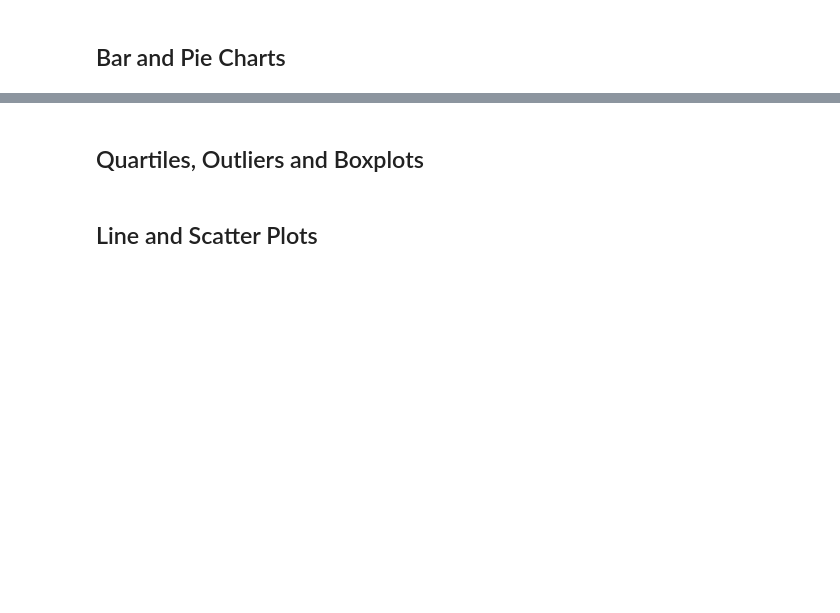
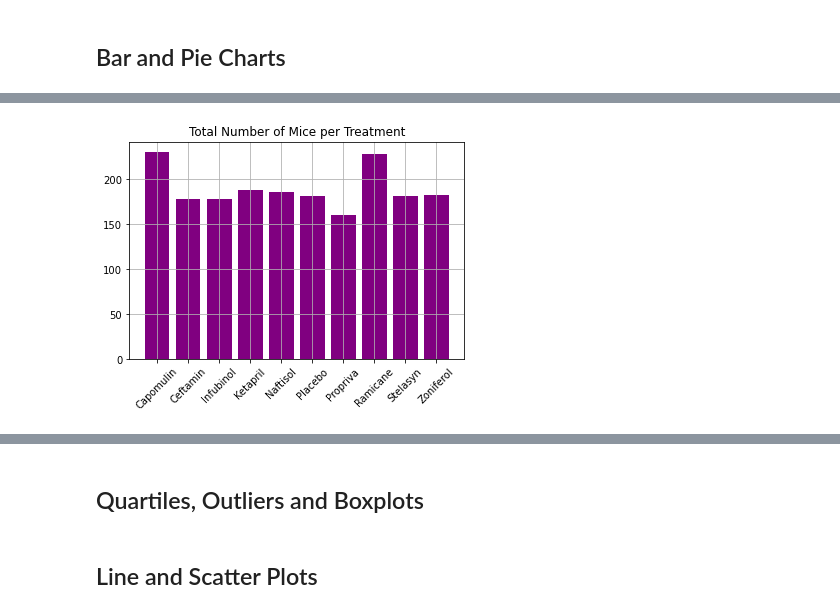
Before and after one commit to MikeEjike/Matplotlib-challenge, a Jupyter notebook: Pymaceuticals/pymaceuticals_starter.ipynb, the cells around one changed output, grey strips where cells are left out. Drawn from its saved outputs; the diff is of its cells as text; code cells hidden in the pictures; blank space fills up the shorter version.

```diff
--- a/Pymaceuticals/pymaceuticals_starter.ipynb
+++ b/Pymaceuticals/pymaceuticals_starter.ipynb
@@ -209,2 +217,8 @@ drug_regimen_group['Tumor Volume (mm3)'].describe()
 # %%
-# Generate a bar plot showing the total number of mice for each treatment throughout the course of the study using pandas.
+# Generate a bar plot showing the total number of mice for each treatment throughout the course of the study using pyplot.
+plt.bar(drug_list,count, color = 'purple')
+plt.title('Total Number of Mice per Treatment')
+plt.xticks(rotation = 45)
+plt.grid('on')
+# %% [output]
+[figure, added]
```
Also changed, not shown: parts of 6 cells of this notebook.
